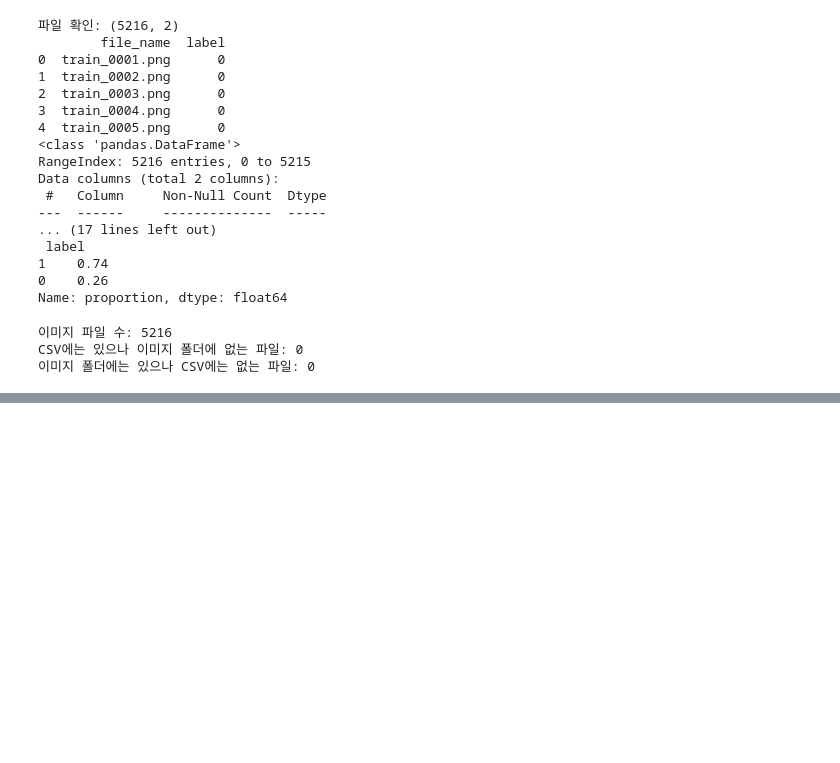
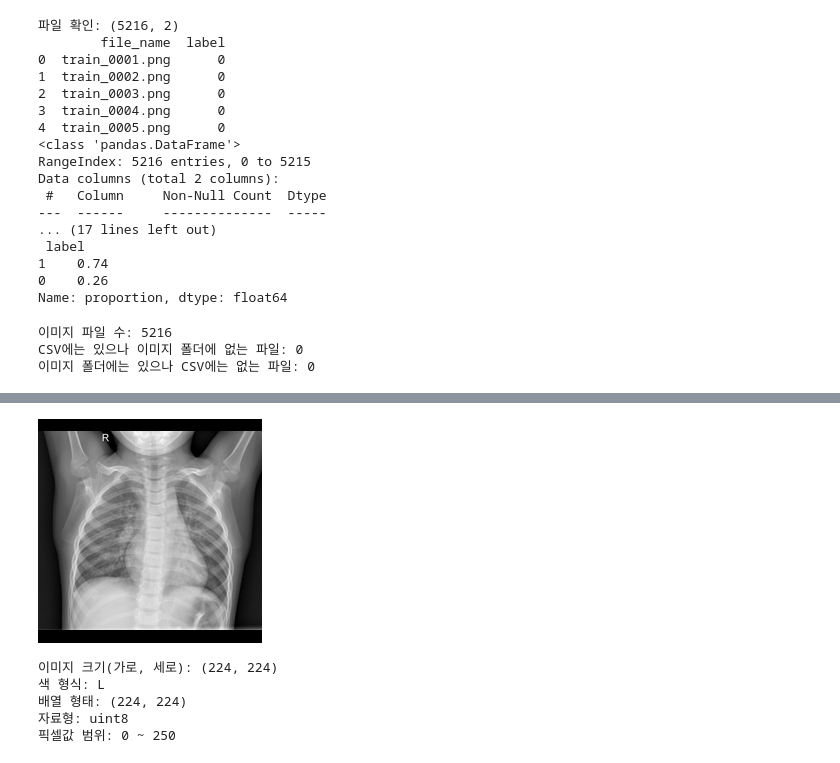
Before and after one commit to having-all/deep_learning_journey, a Jupyter notebook: pneumonia.ipynb, the cells around one changed output, grey strips where cells are left out. Saved outputs shown, nothing was run; the diff lists cells and outputs as text; code cells hidden in the pictures; blank space fills up the shorter version.

Commit message:
Implement feature X to enhance user experience and optimize performance

```diff
--- a/pneumonia.ipynb
+++ b/pneumonia.ipynb
@@ -90,10 +79,16 @@ import matplotlib.pyplot as plt # 이미지와 그래프 시각화
 # %%
 # 경로 지정
-BASE_DIR = BASE_DIR  = "/Users/mac/Desktop/deep_learning/chest_xray" # 각자 환경에 맞게 파일 경로지정
-CSV_PATH = os.path.join(BASE_DIR, "train.csv")
-TRAIN_DIR = os.path.join(BASE_DIR, "train")
+BASE_DIR      = "/Users/mac/Desktop/deep_learning/chest_xray"   # 이 줄만 각자 환경에 맞게 수정
+CSV_PATH      = os.path.join(BASE_DIR, "train.csv")
+TRAIN_DIR     = os.path.join(BASE_DIR, "train")
+TEST_CSV_PATH = os.path.join(BASE_DIR, "test.csv")
+TEST_DIR      = os.path.join(BASE_DIR, "test")
+SUBMIT_PATH   = os.path.join(BASE_DIR, "sample_submission.csv")
 
 # 경로 확인
-print("CSV 존재:", os.path.exists(CSV_PATH))
-print("이미지 폴더 존재:", os.path.exists(TRAIN_DIR))
+print("train.csv 존재:", os.path.exists(CSV_PATH))
+print("train 폴더 존재:", os.path.exists(TRAIN_DIR))
+print("test.csv 존재:", os.path.exists(TEST_CSV_PATH))
+print("test 폴더 존재:", os.path.exists(TEST_DIR))
+print("sample_submission.csv 존재:", os.path.exists(SUBMIT_PATH))
 # %% [output]
@@ -161,0 +173,30 @@ CSV에는 있으나 이미지 폴더에 없는 파일: 0
+# %%
+# sample 이미지 확인하기
+sample_path = os.path.join(TRAIN_DIR, df['file_name'][0])   # 첫 번째 이미지의 경로 지정 (폴더 경로 + CSV의 파일 이름)
+img = Image.open(sample_path)
+img
+# %% [output]
+[figure, added]
+# %%
+# 위의 sample 이미지 정보 확인하기
+print("이미지 크기(가로, 세로):", img.size)
+print("색 형식:", img.mode)
+
+# 이미지 array로 변환
+image_array = np.array(img)
+print("배열 형태:", image_array.shape)
+print("자료형:", image_array.dtype)
+print("픽셀값 범위:", image_array.min(), "~", image_array.max())
+
+# 출력 결과(sample 이미지)
+# 이미지 크기: 224*224 픽셀
+# 색: 흑백 (L: 흑백, RGB: 컬러)
+# 배열 형태: (224, 224) 2차원
+# 자료형: uint8 => 0 ~ 255 사이의 정수 (0: 검정, 255: 흰색)
+# 픽셀값 범위: 샘플이미지는 픽셀이 0~250의 값을 가짐 (가장 어두운 값 0 ~ 가장 밝은 값 250)
+# %% [output]
+이미지 크기(가로, 세로): (224, 224)
+색 형식: L
+배열 형태: (224, 224)
+자료형: uint8
+픽셀값 범위: 0 ~ 250
```
Also changed, not shown: parts of 18 cells of this notebook.
